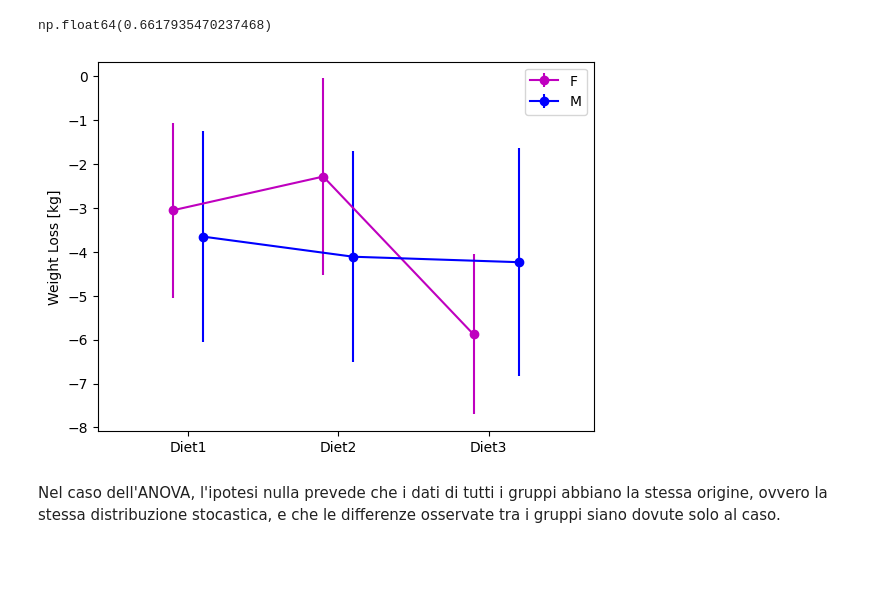
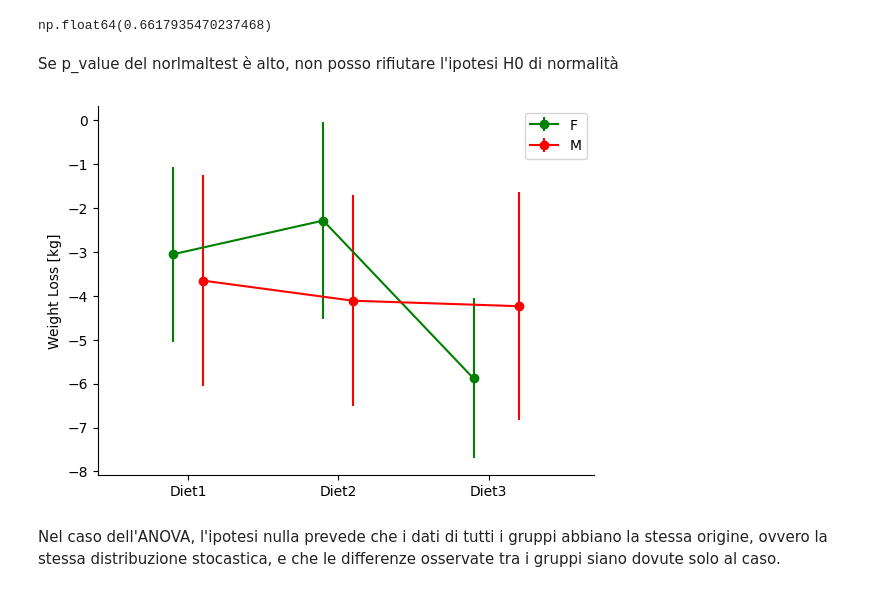
Before and after one commit to francescodesantis/corso_progetto, a Jupyter notebook: statistica_esercitazione2/python/Esercizio_1.ipynb, the cells around one changed output. Drawn from its saved outputs; the diff is of its cells as text; code cells hidden in the pictures; blank space fills up the shorter version.

```diff
--- a/statistica_esercitazione2/python/Esercizio_1.ipynb
+++ b/statistica_esercitazione2/python/Esercizio_1.ipynb
@@ -28,2 +18,3 @@ print(os.getcwd())
-# %%
-data = scipy.io.loadmat('Data_example4.mat')
+# %%
+mat_data = scipy.io.loadmat('../Data_example4.mat')
+mat_data.keys()
@@ -34,3 +70,7 @@ gender = data['gender'].flatten()
+# %%
+WeightLoss = df.WeightLoss
+Diet = df.Diet
+gender = df.Gender
 # %%
 # Preliminary data visualization
 fig, ax = plt.subplots(1, figsize = (7,5))
@@ -48,6 +88,8 @@ _,p = normaltest(WeightLoss)
 p
 # %% [output]
 np.float64(0.6617935470237468)
+# %% [markdown]
+Se p_value del norlmaltest è alto, non posso rifiutare l'ipotesi H0 di normalità
 # %%
 # Mean and standard deviation calculation for each diet and gender combination
 mean_diet1F = np.mean(WeightLoss[(Diet == 1) & (gender == 0)])
@@ -63,18 +105,23 @@ std_diet2F = np.std(WeightLoss[(Diet == 2) & (gender == 0)])
 std_diet2M = np.std(WeightLoss[(Diet == 2) & (gender == 1)])
 std_diet3F = np.std(WeightLoss[(Diet == 3) & (gender == 0)])
 std_diet3M = np.std(WeightLoss[(Diet == 3) & (gender == 1)])
-
-# Visualization of means with error bars
-plt.figure()
-plt.errorbar([1, 2, 3], [mean_diet1F, mean_diet2F, mean_diet3F], [std_diet1F, std_diet2F, std_diet3F], marker='o', color='m', linestyle='-')
-plt.errorbar([1.2, 2.2, 3.3], [mean_diet1M, mean_diet2M, mean_diet3M], [std_diet1M, std_diet2M, std_diet3M], marker='o', color='b', linestyle='-')
-plt.xticks([1.1, 2.1, 3.1], ['Diet1', 'Diet2', 'Diet3'])
-plt.ylabel('Weight Loss [kg]')
-plt.xlim([0.5, 3.8])
-plt.legend(['F', 'M'])
-plt.show()
-# %% [output]
-[figure, removed]
+# %%
+fig, ax = plt.subplots()
+ax.errorbar([1, 2, 3], [mean_diet1F, mean_diet2F, mean_diet3F],
+            yerr=[std_diet1F, std_diet2F, std_diet3F],
+            marker='o', color='g', linestyle='-')
+ax.errorbar([1.2, 2.2, 3.3], [mean_diet1M, mean_diet2M, mean_diet3M],
+            yerr=[std_diet1M, std_diet2M, std_diet3M],
+            marker='o', color='r', linestyle='-')
+ax.set_xticks([1.1, 2.1, 3.1])
+ax.set_xticklabels(['Diet1', 'Diet2', 'Diet3'])
+ax.set_ylabel('Weight Loss [kg]')
+ax.set_xlim([0.5, 3.8])
+ax.legend(['F', 'M'])
+ax.spines['top'].set_visible(False)
+ax.spines['right'].set_visible(False)
+# %% [output]
+[figure, added]
 # %% [markdown]
 Nel caso dell'ANOVA, l'ipotesi nulla prevede che i dati di tutti i gruppi abbiano la stessa origine, ovvero la stessa distribuzione stocastica, e che le differenze osservate tra i gruppi siano dovute solo al caso.
 # %%
```
Also changed, not shown: parts of 9 cells of this notebook, 5 other files.
